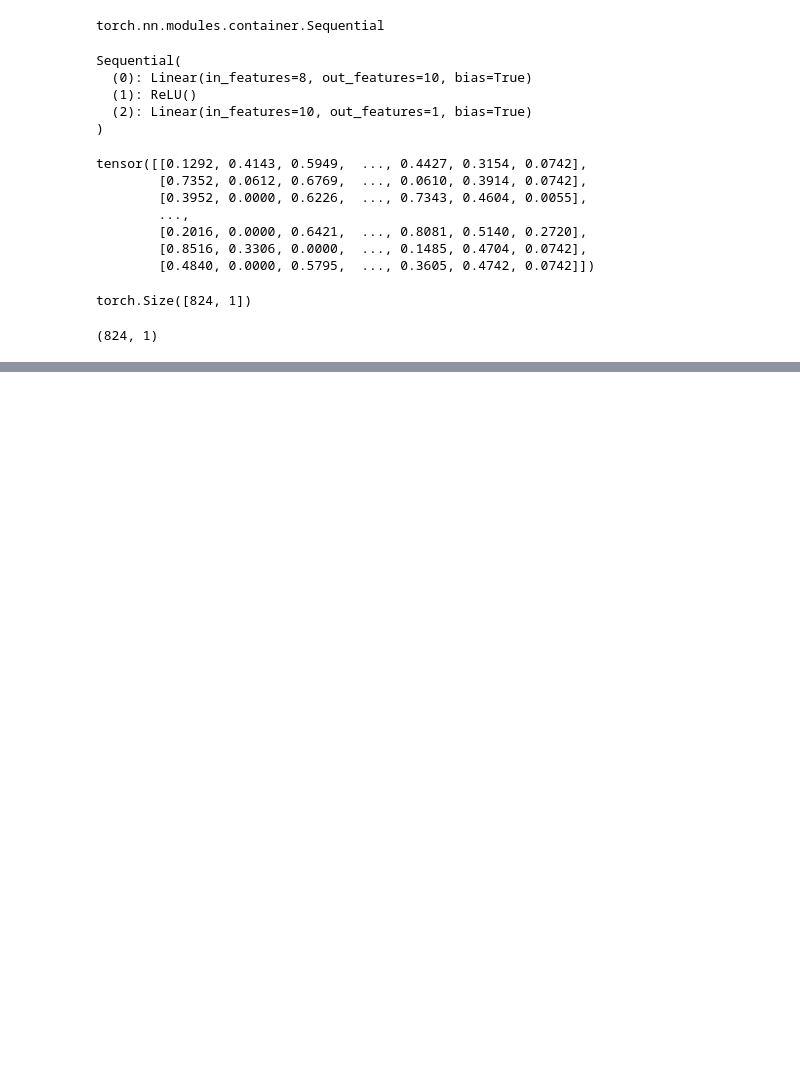
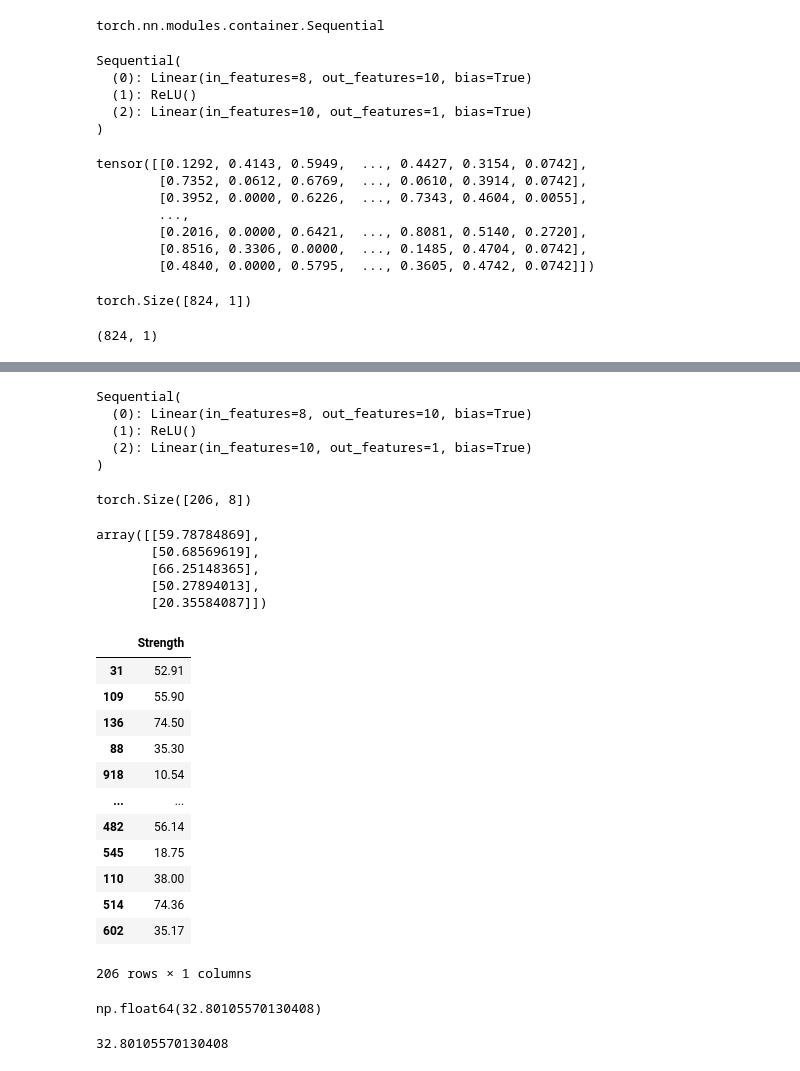
Before and after one commit to juebrauer/examples, a Jupyter notebook: 065_ws26_deep_learning/02_ein_erstes_mlp_in_pytorch.ipynb, the cells around one changed output, grey strips where cells are left out. Cells and saved outputs as stored; diff of their text form; code cells hidden in the pictures; blank space fills up the shorter version.

```diff
--- a/065_ws26_deep_learning/02_ein_erstes_mlp_in_pytorch.ipynb
+++ b/065_ws26_deep_learning/02_ein_erstes_mlp_in_pytorch.ipynb
@@ -317,0 +447,57 @@ tensor([[-0.3151],
+# %%
+model
+# %% [output]
+Sequential(
+  (0): Linear(in_features=8, out_features=10, bias=True)
+  (1): ReLU()
+  (2): Linear(in_features=10, out_features=1, bias=True)
+)
+# %%
+x_test_scaled_tensor.shape
+# %% [output]
+torch.Size([206, 8])
+# %%
+model.eval()
+with torch.no_grad():
+    predictions_test = model( x_test_scaled_tensor )
+predictions_pascal = s_output.inverse_transform( predictions_test )
+predictions_pascal[:5]
+# %% [output]
+array([[59.78784869],
+       [50.68569619],
+       [66.25148365],
+       [50.27894013],
+       [20.35584087]])
+# %%
+y_test
+# %% [output]
+|  | Strength |
+| 31 | 52.91 |
+| 109 | 55.90 |
+| 136 | 74.50 |
+| 88 | 35.30 |
+| 918 | 10.54 |
+| ... | ... |
+| 482 | 56.14 |
+| 545 | 18.75 |
+| 110 | 38.00 |
+| 514 | 74.36 |
+| 602 | 35.17 |
+206 rows × 1 columns
+# %%
+y_pred = predictions_pascal.flatten()
+y_true = y_test.values.flatten()
+
+import numpy
+MAE = numpy.mean( abs(y_pred - y_true) )
+MAPE = numpy.mean( abs(y_pred - y_true) / y_true )*100
+MAPE
+# %% [output]
+np.float64(32.80105570130408)
+# %%
+from sklearn.metrics import mean_absolute_error
+from sklearn.metrics import mean_absolute_percentage_error
+MAPE = mean_absolute_percentage_error(y_true, y_pred) * 100
+MAPE
+# %% [output]
+32.80105570130408
```
Also changed, not shown: parts of 8 cells of this notebook.
